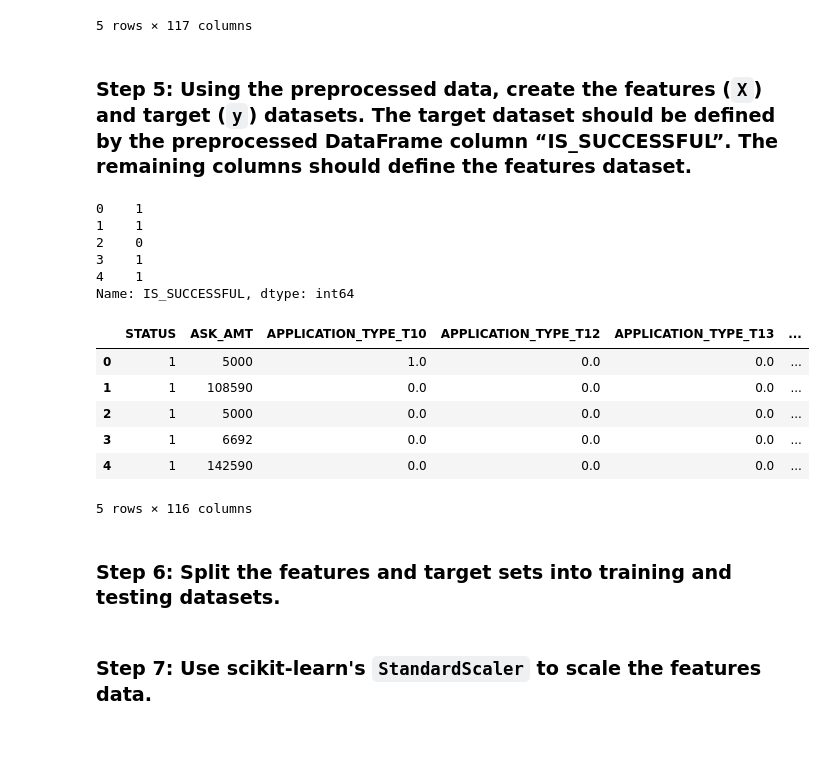
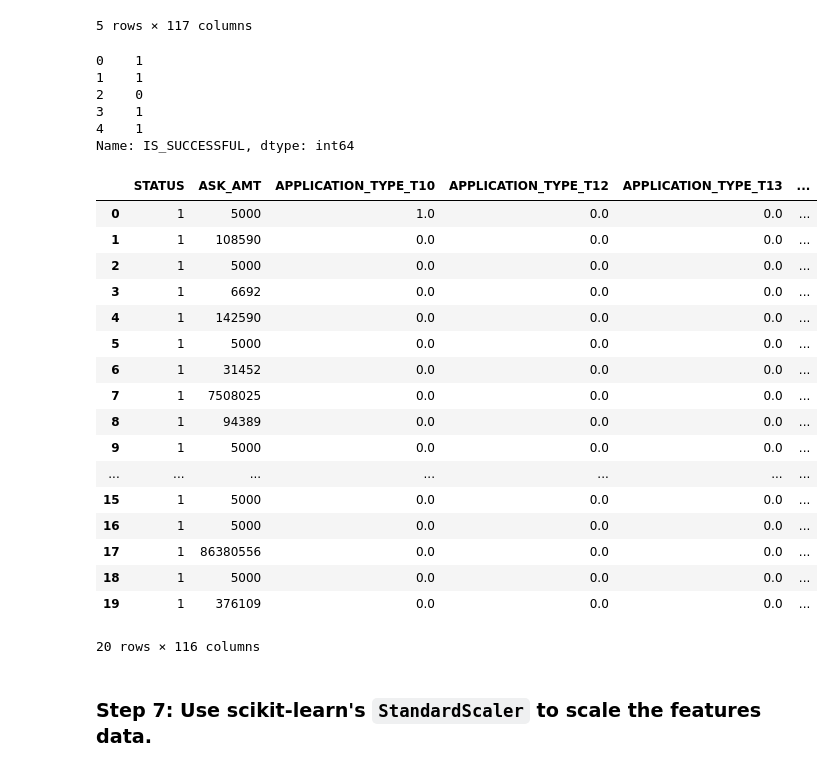
Before and after one commit to rrmangum/Startup_Success_Model, a Jupyter notebook: venture_funding_with_deep_learning.ipynb, the cells around one changed output. Cells and saved outputs as stored; diff of their text form; code cells hidden in the pictures; blank space fills up the shorter version.

```diff
--- a/venture_funding_with_deep_learning.ipynb
+++ b/venture_funding_with_deep_learning.ipynb
@@ -199,6 +117,4 @@ encoded_df.head()
 | 3 | 1 | 6692 | 1 | 0.0 | 0.0 | 0.0 | ... |
 | 4 | 1 | 142590 | 1 | 0.0 | 0.0 | 0.0 | ... |
 5 rows × 117 columns
-# %% [markdown]
-### Step 5: Using the preprocessed data, create the features (`X`) and target (`y`) datasets. The target dataset should be defined by the preprocessed DataFrame column “IS_SUCCESSFUL”. The remaining columns should define the features dataset.
 # %%
@@ -215,21 +131,30 @@ y.head()
 4    1
 Name: IS_SUCCESSFUL, dtype: int64
 # %%
-# Define features set X by selecting all columns but IS_SUCCESSFUL
+# Define features set X by
 X = encoded_df.drop(columns='IS_SUCCESSFUL')
 
 # Review the features DataFrame
-X.head()
+X.head(20)
 # %% [output]
 |  | STATUS | ASK_AMT | APPLICATION_TYPE_T10 | APPLICATION_TYPE_T12 | APPLICATION_TYPE_T13 | ... |
 | 0 | 1 | 5000 | 1.0 | 0.0 | 0.0 | ... |
 | 1 | 1 | 108590 | 0.0 | 0.0 | 0.0 | ... |
 | 2 | 1 | 5000 | 0.0 | 0.0 | 0.0 | ... |
 | 3 | 1 | 6692 | 0.0 | 0.0 | 0.0 | ... |
 | 4 | 1 | 142590 | 0.0 | 0.0 | 0.0 | ... |
+| 5 | 1 | 5000 | 0.0 | 0.0 | 0.0 | ... |
+| 6 | 1 | 31452 | 0.0 | 0.0 | 0.0 | ... |
+| 7 | 1 | 7508025 | 0.0 | 0.0 | 0.0 | ... |
+| 8 | 1 | 94389 | 0.0 | 0.0 | 0.0 | ... |
+| 9 | 1 | 5000 | 0.0 | 0.0 | 0.0 | ... |
+| ... | ... | ... | ... | ... | ... | ... |
+| 15 | 1 | 5000 | 0.0 | 0.0 | 0.0 | ... |
+| 16 | 1 | 5000 | 0.0 | 0.0 | 0.0 | ... |
+| 17 | 1 | 86380556 | 0.0 | 0.0 | 0.0 | ... |
+| 18 | 1 | 5000 | 0.0 | 0.0 | 0.0 | ... |
+| 19 | 1 | 376109 | 0.0 | 0.0 | 0.0 | ... |
-5 rows × 116 columns
+20 rows × 116 columns
-# %% [markdown]
-### Step 6: Split the features and target sets into training and testing datasets.
 # %%
 # Split the preprocessed data into a training and testing dataset
 # Assign the function a random_state equal to 1
```
Also changed, not shown: parts of 54 cells of this notebook, 4 other files.
